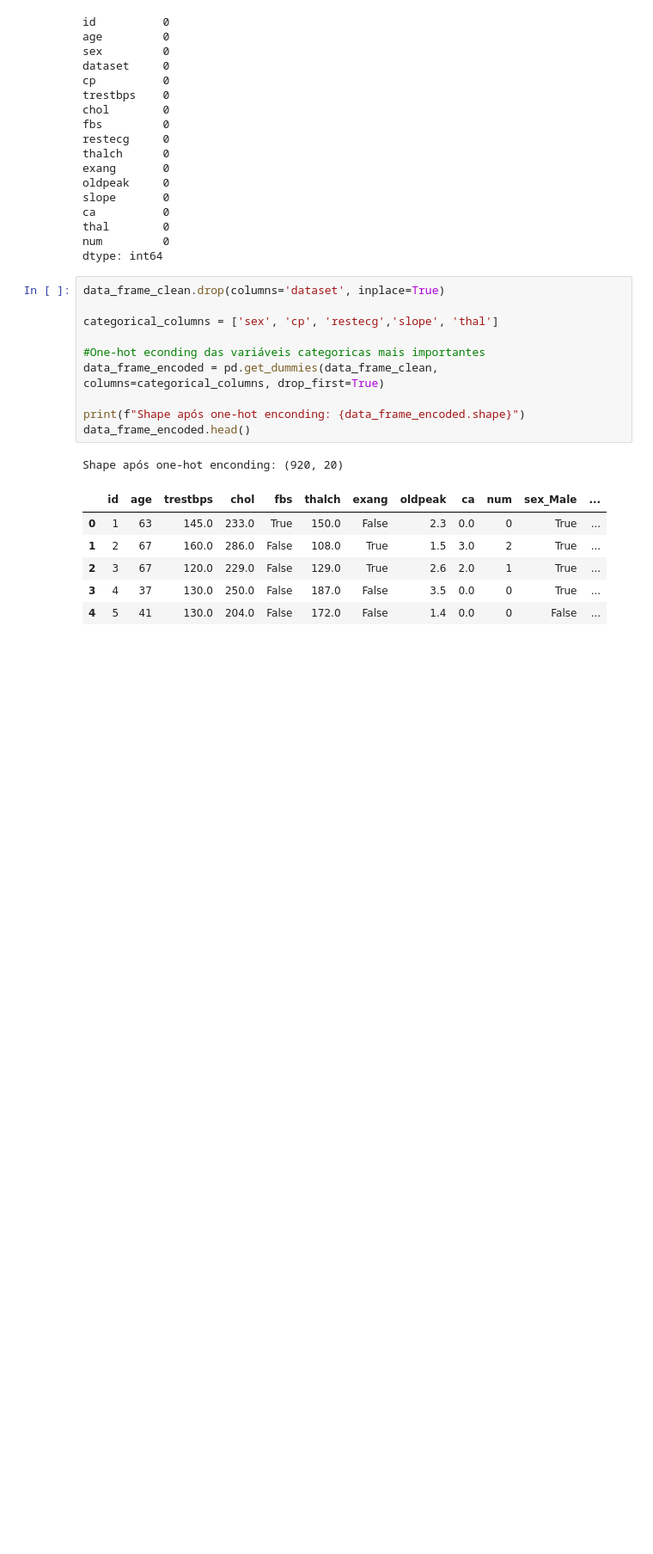
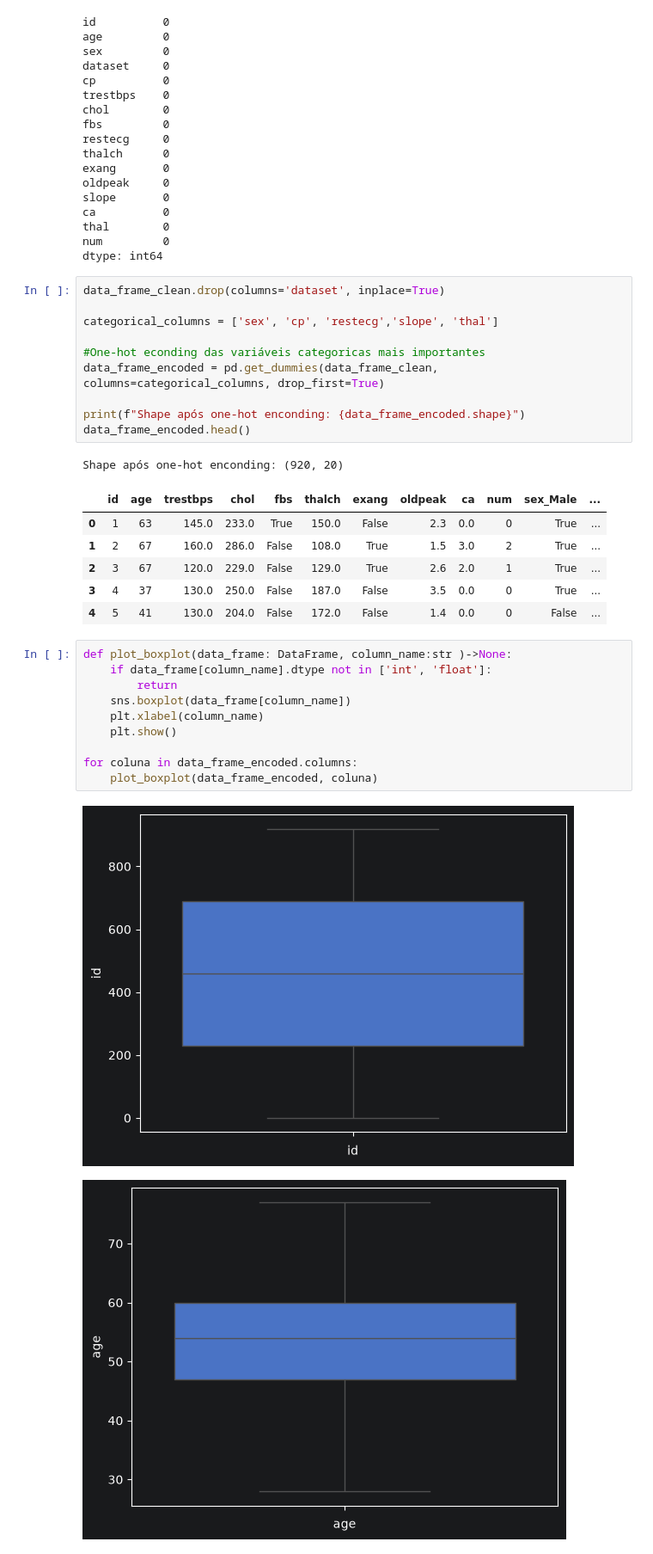
Before and after one commit to EberteSampaio/Analise-UCI-Heart-Disease-Data, a Jupyter notebook: main.ipynb, the cells around one changed output. Shown at 86% size. Drawn from its saved outputs; the diff is of its cells as text; blank space fills up the shorter version.

Commit message:
feat(notebook_main): incluir boxplot para identificar outliers

```diff
--- a/main.ipynb
+++ b/main.ipynb
@@ -230,3 +231,16 @@ Shape após one-hot enconding: (920, 20)
 | 2 | 3 | 67 | 120.0 | 229.0 | False | 129.0 | True | 2.6 | 2.0 | 1 | True | ... |
 | 3 | 4 | 37 | 130.0 | 250.0 | False | 187.0 | False | 3.5 | 0.0 | 0 | True | ... |
 | 4 | 5 | 41 | 130.0 | 204.0 | False | 172.0 | False | 1.4 | 0.0 | 0 | False | ... |
+# %%
+def plot_boxplot(data_frame: DataFrame, column_name:str )->None:
+    if data_frame[column_name].dtype not in ['int', 'float']:
+        return
+    sns.boxplot(data_frame[column_name])
+    plt.xlabel(column_name)
+    plt.show()
+
+for coluna in data_frame_encoded.columns:
+    plot_boxplot(data_frame_encoded, coluna)
+# %% [output]
+[figure, added]
+[figure, added]
```
Also changed, not shown: parts of 2 cells of this notebook.
